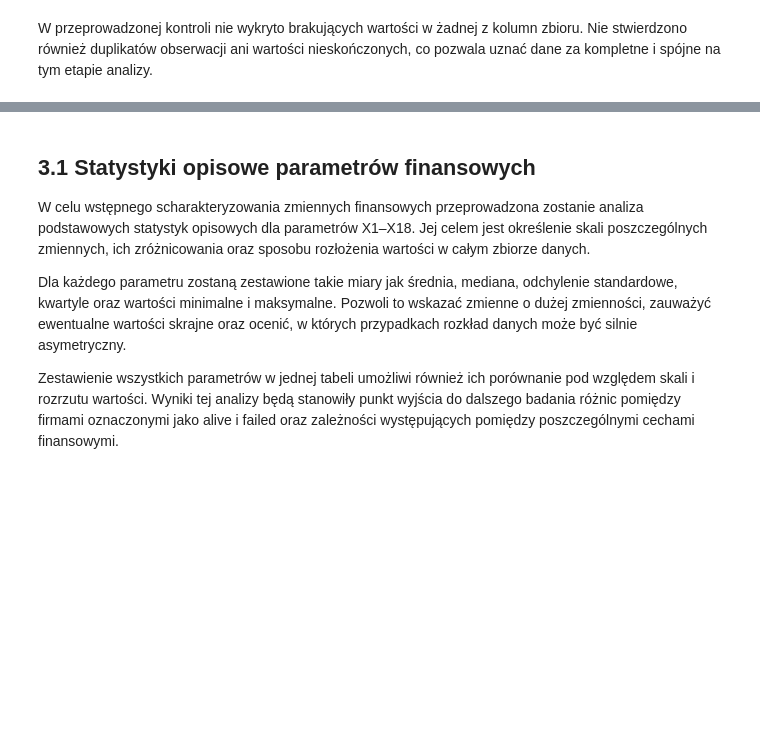
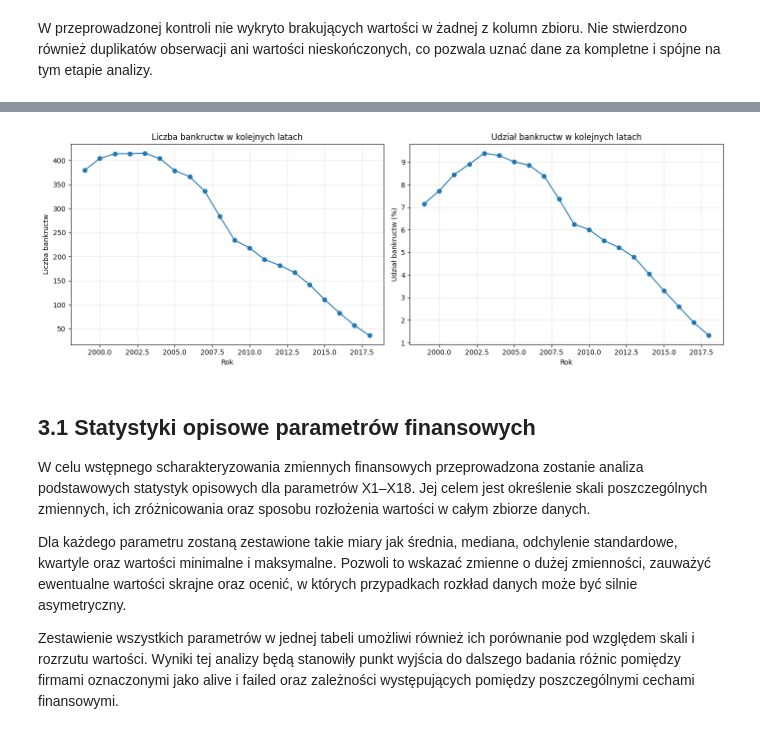
Before and after one commit to marczyz/Projekt_inzynierski-main, a Jupyter notebook: Projekt_inzynierski-main/projekt.ipynb, the cells around one changed output, grey strips where cells are left out. Cells and saved outputs as stored; diff of their text form; code cells hidden in the pictures; blank space fills up the shorter version.

```diff
--- a/Projekt_inzynierski-main/projekt.ipynb
+++ b/Projekt_inzynierski-main/projekt.ipynb
@@ -101,3 +152,44 @@ Następnie przeanalizowane zostaną zależności pomiędzy parametrami finansowy
+# %%
+bankructwa_lata = df.groupby("fyear").agg(
+    liczba_firm=("company_name", "count"),
+    bankructwa=("status_label", lambda x: (x == "failed").sum())
+)
+
+bankructwa_lata["procent"] = (
+    bankructwa_lata["bankructwa"]
+    / bankructwa_lata["liczba_firm"] * 100
+)
+
+fig, ax = plt.subplots(1, 2, figsize=(14, 5))
+
+# liczba bankructw
+ax[0].plot(
+    bankructwa_lata.index,
+    bankructwa_lata["bankructwa"],
+    marker="o"
+)
+
+ax[0].set_title("Liczba bankructw w kolejnych latach")
+ax[0].set_xlabel("Rok")
+ax[0].set_ylabel("Liczba bankructw")
+ax[0].grid(alpha=0.3)
+
+# procent bankructw
+ax[1].plot(
+    bankructwa_lata.index,
+    bankructwa_lata["procent"],
+    marker="o"
+)
+
+ax[1].set_title("Udział bankructw w kolejnych latach")
+ax[1].set_xlabel("Rok")
+ax[1].set_ylabel("Udział bankructw (%)")
+ax[1].grid(alpha=0.3)
+
+plt.tight_layout()
+plt.show()
+# %% [output]
+[figure, added]
 # %% [markdown]
 ## 3.1 Statystyki opisowe parametrów finansowych
 
```
Also changed, not shown: parts of 16 cells of this notebook.
